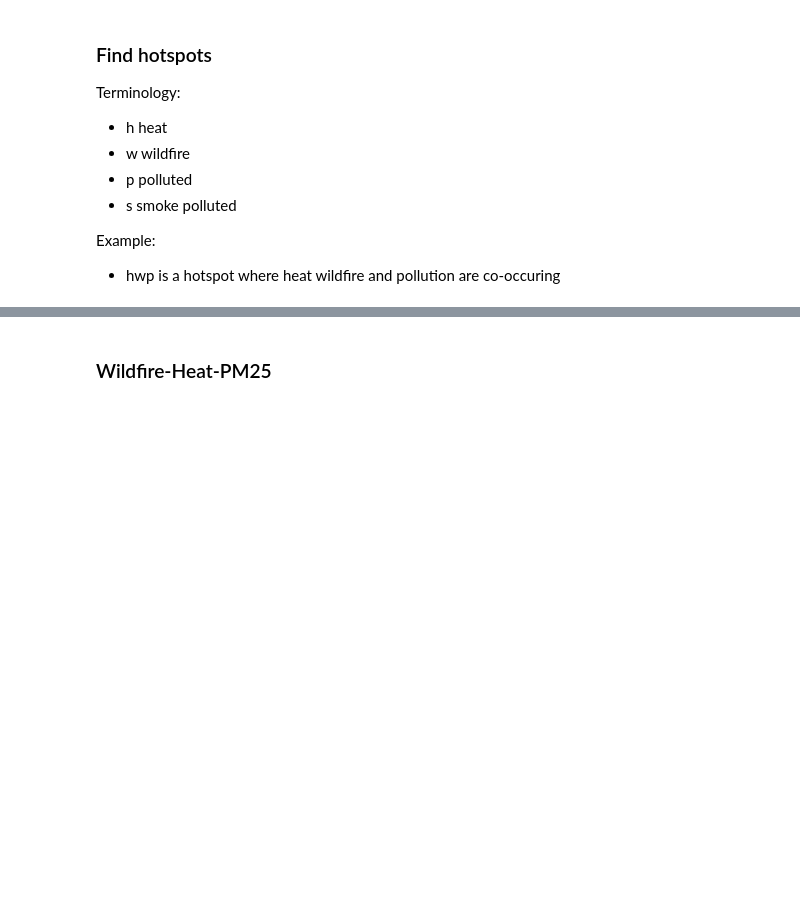
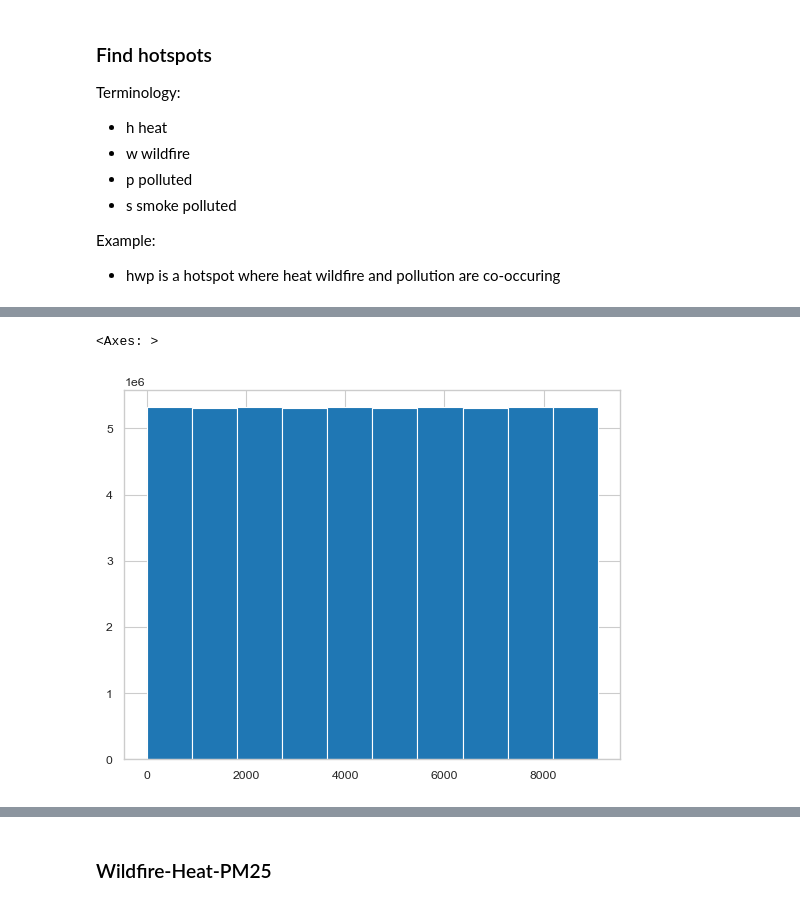
Before and after one commit to NSAPH-Projects/concurrence-climate-hazards, a Jupyter notebook: hotspots.ipynb, the cells around one changed output, grey strips where cells are left out. Saved outputs shown, nothing was run; the diff lists cells and outputs as text; code cells hidden in the pictures; blank space fills up the shorter version.

```diff
--- a/hotspots.ipynb
+++ b/hotspots.ipynb
@@ -99,0 +142,5 @@ for x in hs_dict.keys():
+# %%
+wf["FIPS"].hist()
+# %% [output]
+<Axes: >
+[figure, added]
```
Also changed, not shown: parts of 52 cells of this notebook, 1 other file.
